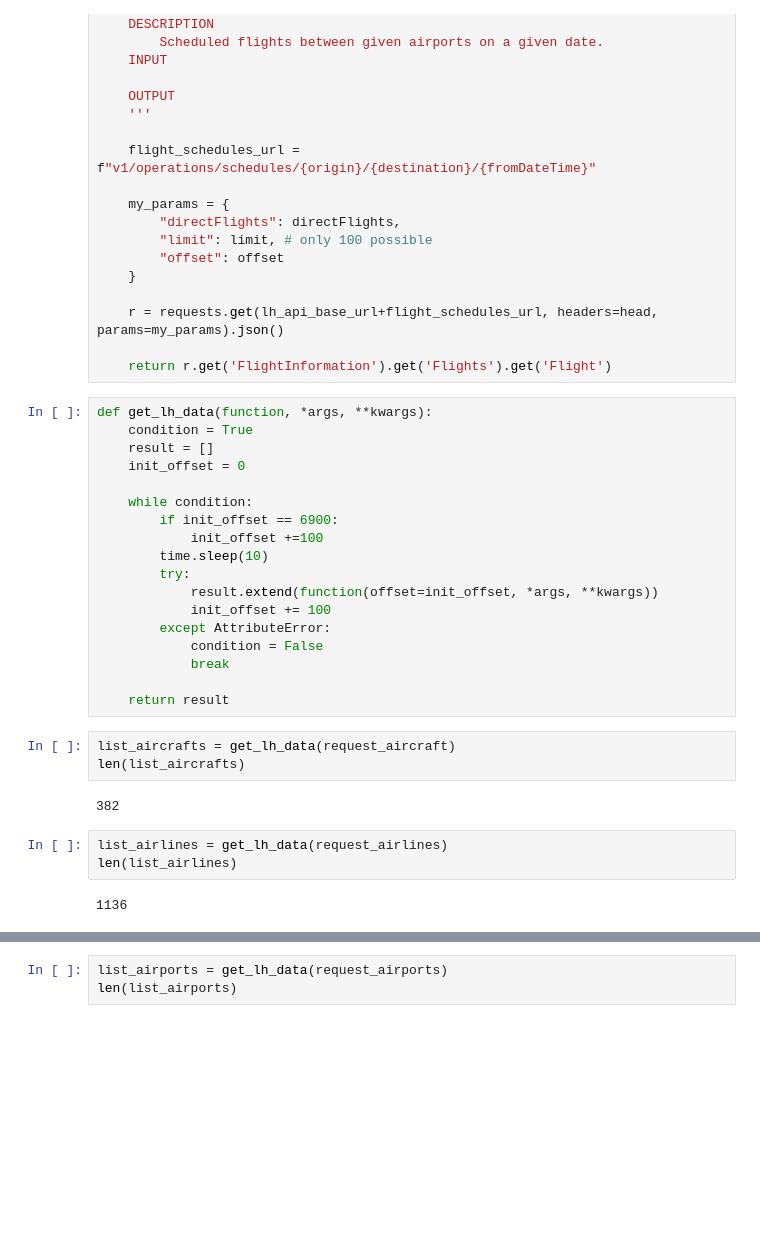
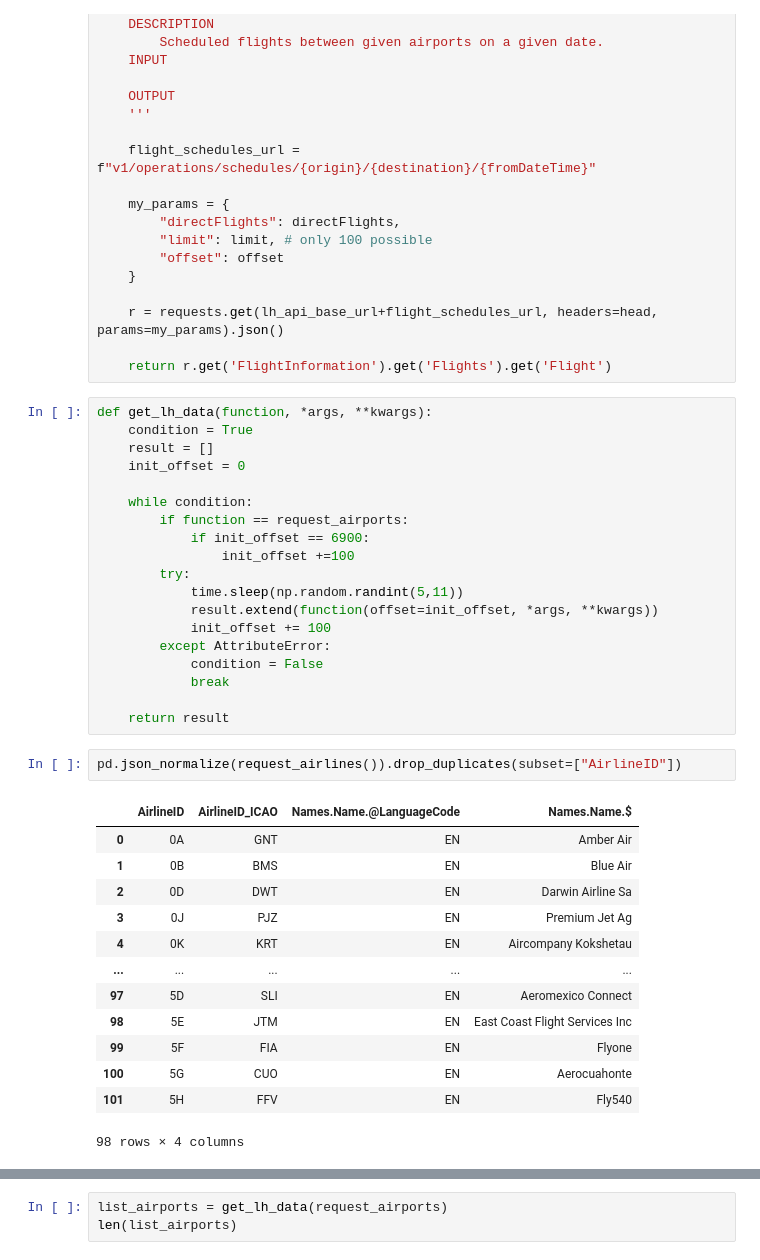
Before and after one commit to mkvph0ch/dst_airlines, a Jupyter notebook: notebooks/get_lh_data.ipynb, the cells around one changed output, grey strips where cells are left out. Drawn from its saved outputs; the diff is of its cells as text; blank space fills up the shorter version.

Commit message:
updated get LH data

```diff
--- a/notebooks/get_lh_data.ipynb
+++ b/notebooks/get_lh_data.ipynb
@@ -264,10 +278,11 @@ def get_lh_data(function, *args, **kwargs):
     init_offset = 0
 
     while condition:
-        if init_offset == 6900:
-            init_offset +=100
-        time.sleep(10)
+        if function == request_airports:
+            if init_offset == 6900:
+                init_offset +=100
         try:
+            time.sleep(np.random.randint(5,11))
             result.extend(function(offset=init_offset, *args, **kwargs))
             init_offset += 100
         except AttributeError:
@@ -275,13 +290,19 @@ def get_lh_data(function, *args, **kwargs):
             break
 
     return result
-# %%
-list_aircrafts = get_lh_data(request_aircraft)
-len(list_aircrafts)
-# %% [output]
-382
-# %%
-list_airlines = get_lh_data(request_airlines)
-len(list_airlines)
-# %% [output]
-1136
+# %%
+pd.json_normalize(request_airlines()).drop_duplicates(subset=["AirlineID"])
+# %% [output]
+|  | AirlineID | AirlineID_ICAO | Names.Name.@LanguageCode | Names.Name.$ |
+| 0 | 0A | GNT | EN | Amber Air |
+| 1 | 0B | BMS | EN | Blue Air |
+| 2 | 0D | DWT | EN | Darwin Airline Sa |
+| 3 | 0J | PJZ | EN | Premium Jet Ag |
+| 4 | 0K | KRT | EN | Aircompany Kokshetau |
+| ... | ... | ... | ... | ... |
+| 97 | 5D | SLI | EN | Aeromexico Connect |
+| 98 | 5E | JTM | EN | East Coast Flight Services Inc |
+| 99 | 5F | FIA | EN | Flyone |
+| 100 | 5G | CUO | EN | Aerocuahonte |
+| 101 | 5H | FFV | EN | Fly540 |
+98 rows × 4 columns
```
Also changed, not shown: parts of 26 cells of this notebook.
